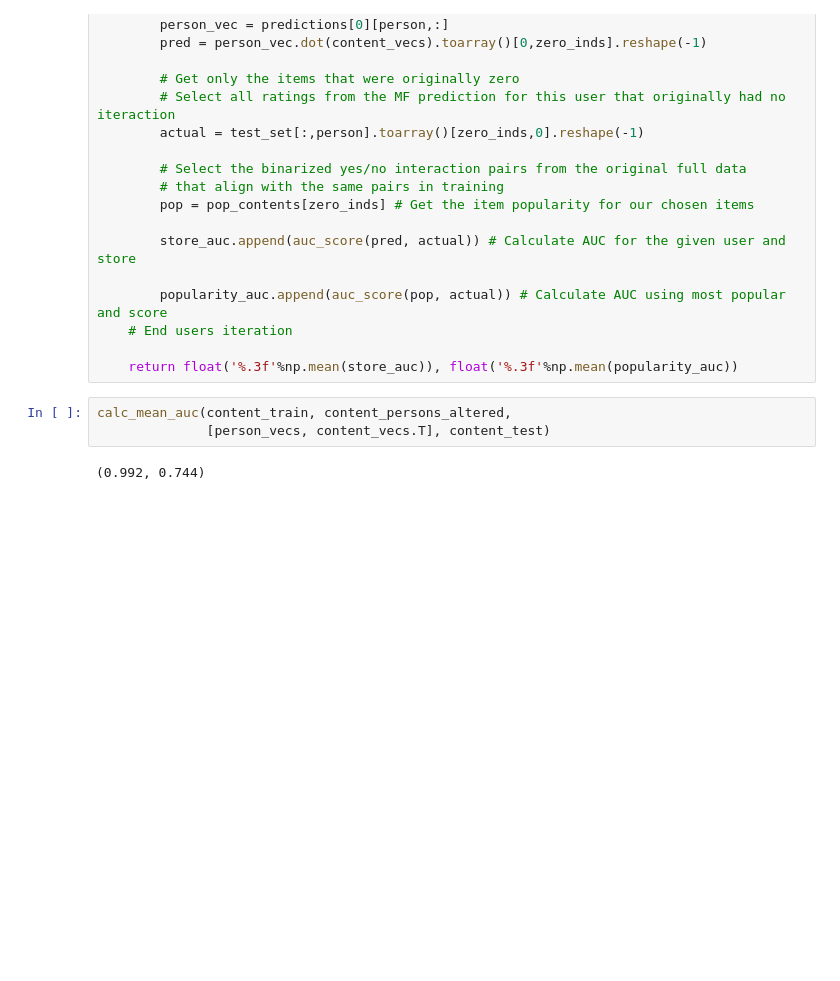
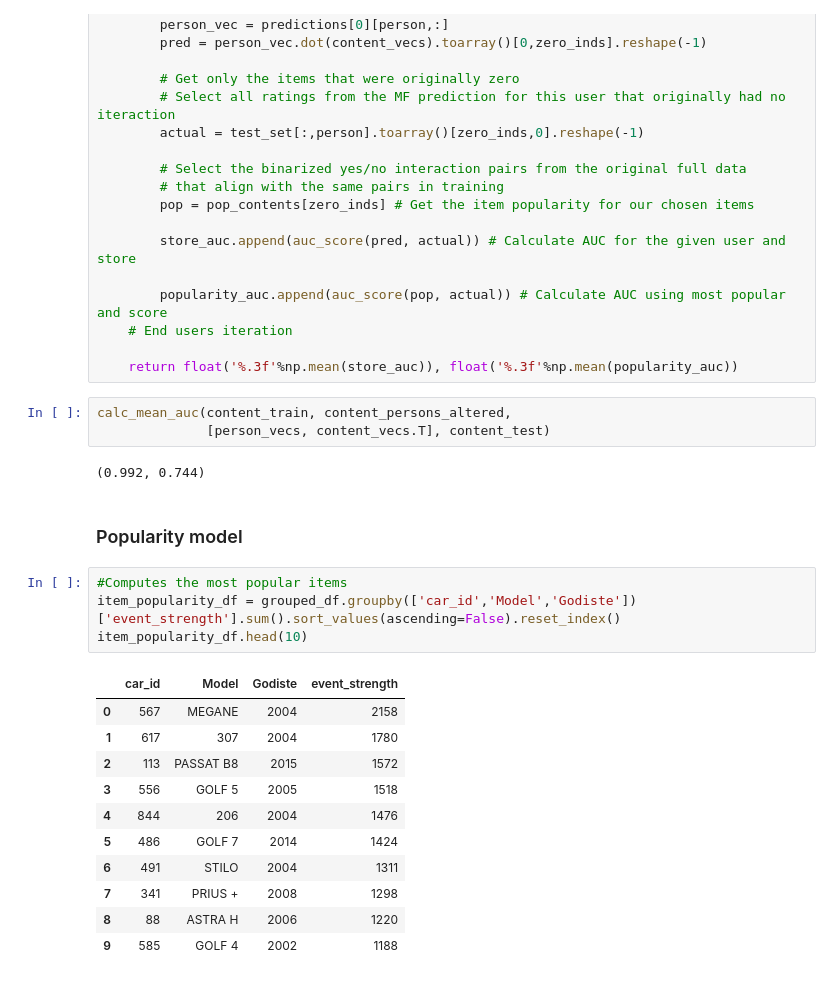
Before and after one commit to trsavi/UsedCars_RS, a Jupyter notebook: Recommender System.ipynb, the cells around one changed output. Cells and saved outputs as stored; diff of their text form; blank space fills up the shorter version.

Commit message:
added popularity model and other ipynb files

```diff
--- a/Recommender System.ipynb
+++ b/Recommender System.ipynb
@@ -434,3 +568,21 @@ calc_mean_auc(content_train, content_persons_altered,
               [person_vecs, content_vecs.T], content_test)
 # %% [output]
 (0.992, 0.744)
+# %% [markdown]
+### Popularity model
+# %%
+#Computes the most popular items
+item_popularity_df = grouped_df.groupby(['car_id','Model','Godiste'])['event_strength'].sum().sort_values(ascending=False).reset_index()
+item_popularity_df.head(10)
+# %% [output]
+|  | car_id | Model | Godiste | event_strength |
+| 0 | 567 | MEGANE | 2004 | 2158 |
+| 1 | 617 | 307 | 2004 | 1780 |
+| 2 | 113 | PASSAT B8 | 2015 | 1572 |
+| 3 | 556 | GOLF 5 | 2005 | 1518 |
+| 4 | 844 | 206 | 2004 | 1476 |
+| 5 | 486 | GOLF 7 | 2014 | 1424 |
+| 6 | 491 | STILO | 2004 | 1311 |
+| 7 | 341 | PRIUS + | 2008 | 1298 |
+| 8 | 88 | ASTRA H | 2006 | 1220 |
+| 9 | 585 | GOLF 4 | 2002 | 1188 |
```
Also changed, not shown: parts of 20 cells of this notebook, 2 other files.
